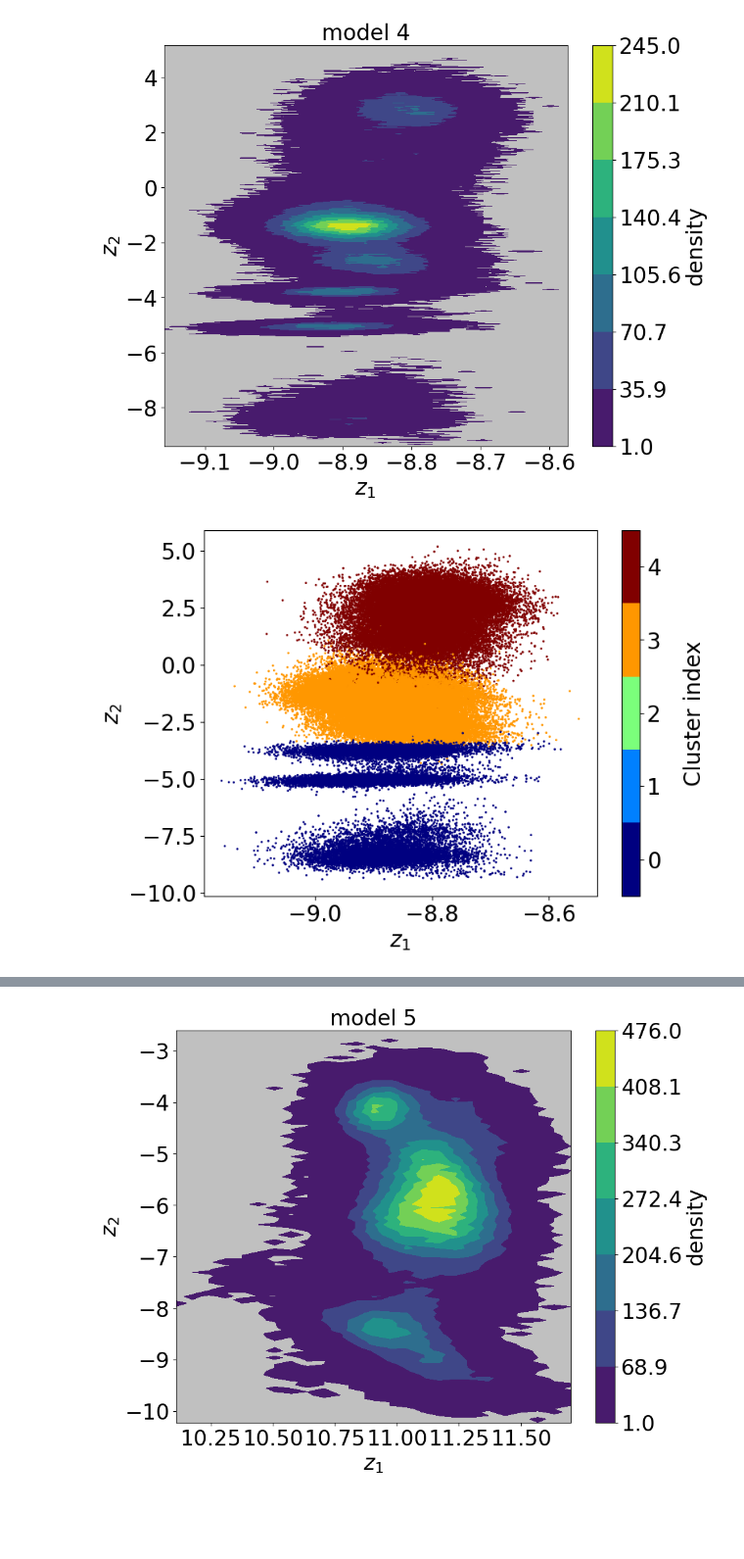
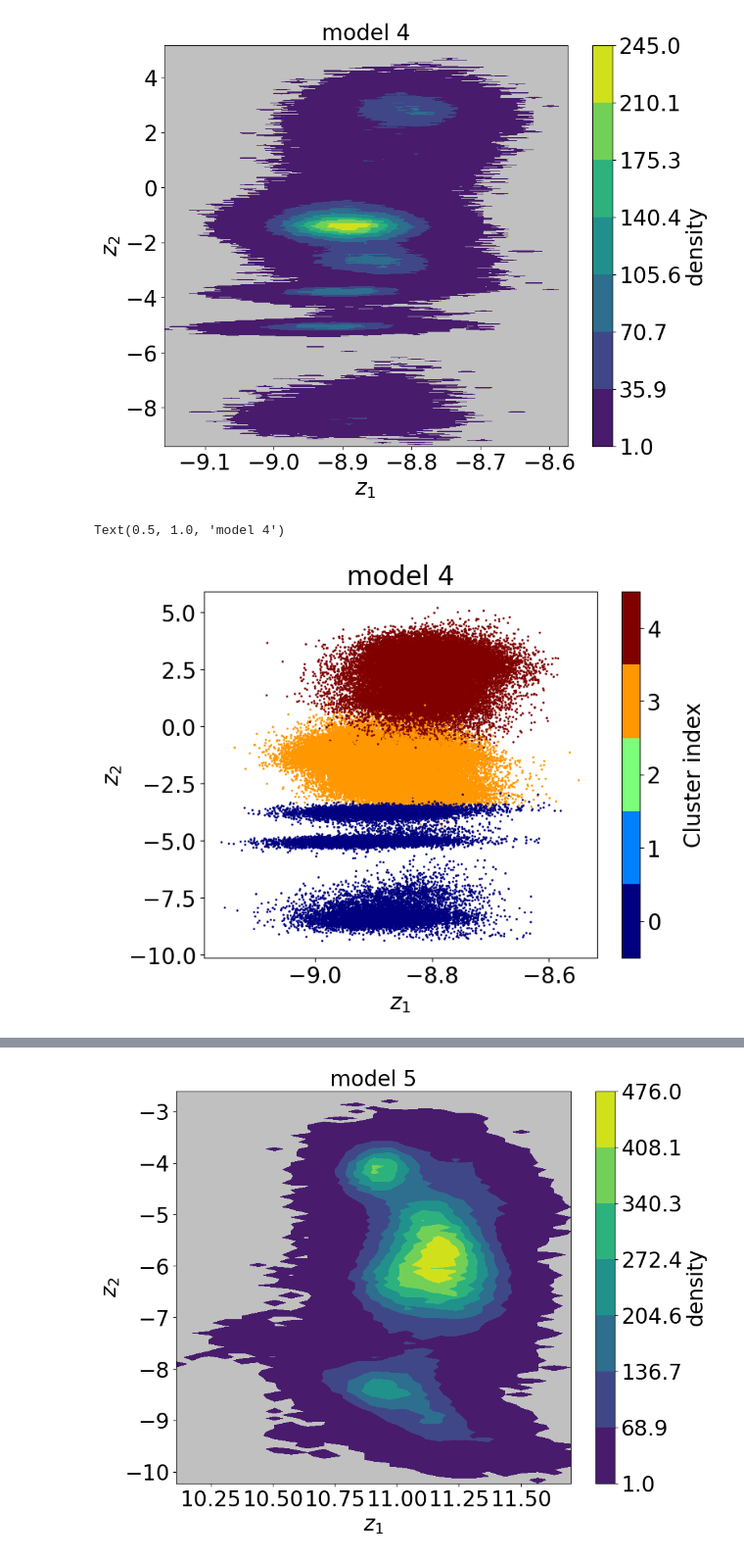
Before and after one commit to dingedrice/comp540, a Jupyter notebook: tf/data.ipynb, the cells around one changed output, grey strips where cells are left out. Shown at 98% size. Drawn from its saved outputs; the diff is of its cells as text; code cells hidden in the pictures; blank space fills up the shorter version.

Commit message:
adding_figures_and_finishing_readme

```diff
--- a/tf/data.ipynb
+++ b/tf/data.ipynb
@@ -107,5 +107,7 @@ plot_F_fixedrange(z4, 'model 4', n1 = 25, n2 = 8)
 [figure]
 # %%
 plot_classes(z4, yp4)
+plt.title('model 4')
 # %% [output]
+Text(0.5, 1.0, 'model 4')
-[figure, old version]
+[figure, new version]
```
Also changed, not shown: parts of 2 cells of this notebook, 8 other files.
